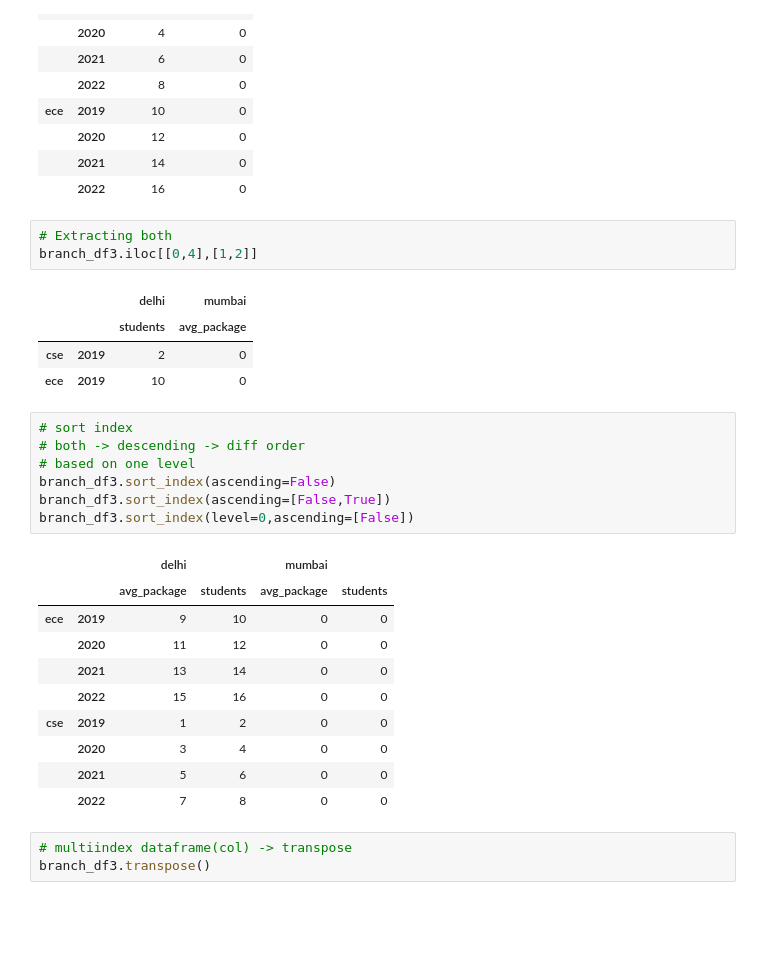
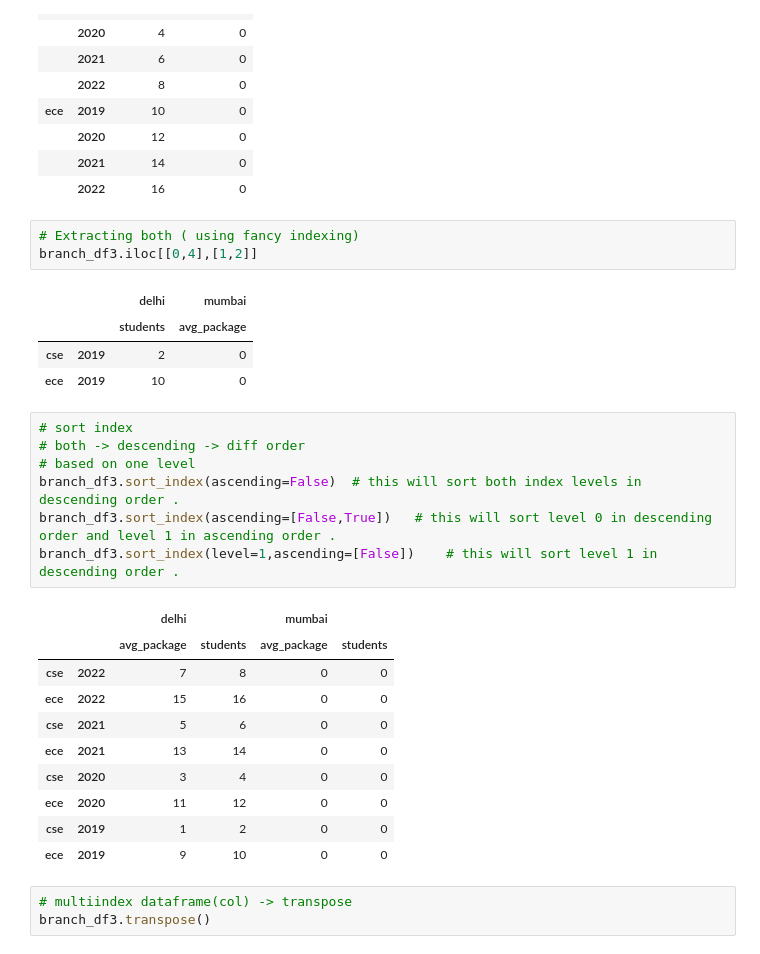
Before and after one commit to DevRitesh08/0.-Preparatory-Topics-for-ML, a Jupyter notebook: Pandas/Multiindex_objects.ipynb, the cells around one changed output. Saved outputs shown, nothing was run; the diff lists cells and outputs as text; blank space fills up the shorter version.

```diff
--- a/Pandas/Multiindex_objects.ipynb
+++ b/Pandas/Multiindex_objects.ipynb
@@ -377,7 +579,7 @@ branch_df3.iloc[:,1:3]
 |  | 2021 | 14 | 0 |
 |  | 2022 | 16 | 0 |
 # %%
-# Extracting both
+# Extracting both ( using fancy indexing)
 branch_df3.iloc[[0,4],[1,2]]
 # %% [output]
 |  |  | delhi | mumbai |
@@ -387,21 +589,21 @@ branch_df3.iloc[[0,4],[1,2]]
 # %%
 # sort index
 # both -> descending -> diff order
 # based on one level
-branch_df3.sort_index(ascending=False)
-branch_df3.sort_index(ascending=[False,True])
-branch_df3.sort_index(level=0,ascending=[False])
+branch_df3.sort_index(ascending=False)  # this will sort both index levels in descending order .
+branch_df3.sort_index(ascending=[False,True])   # this will sort level 0 in descending order and level 1 in ascending order .
+branch_df3.sort_index(level=1,ascending=[False])    # this will sort level 1 in descending order .
 # %% [output]
 |  |  | delhi |  | mumbai |  |
 |  |  | avg_package | students | avg_package | students |
+| cse | 2022 | 7 | 8 | 0 | 0 |
+| ece | 2022 | 15 | 16 | 0 | 0 |
+| cse | 2021 | 5 | 6 | 0 | 0 |
+| ece | 2021 | 13 | 14 | 0 | 0 |
+| cse | 2020 | 3 | 4 | 0 | 0 |
+| ece | 2020 | 11 | 12 | 0 | 0 |
+| cse | 2019 | 1 | 2 | 0 | 0 |
 | ece | 2019 | 9 | 10 | 0 | 0 |
-|  | 2020 | 11 | 12 | 0 | 0 |
-|  | 2021 | 13 | 14 | 0 | 0 |
-|  | 2022 | 15 | 16 | 0 | 0 |
-| cse | 2019 | 1 | 2 | 0 | 0 |
-|  | 2020 | 3 | 4 | 0 | 0 |
-|  | 2021 | 5 | 6 | 0 | 0 |
-|  | 2022 | 7 | 8 | 0 | 0 |
 # %%
 # multiindex dataframe(col) -> transpose
 branch_df3.transpose()
```
Also changed, not shown: parts of 34 cells of this notebook.
